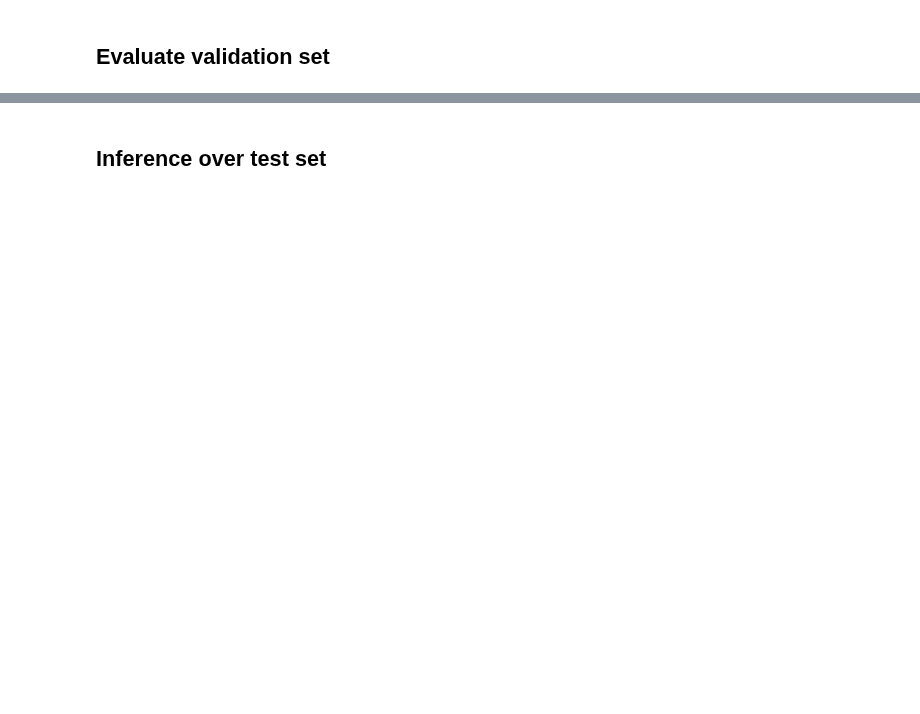
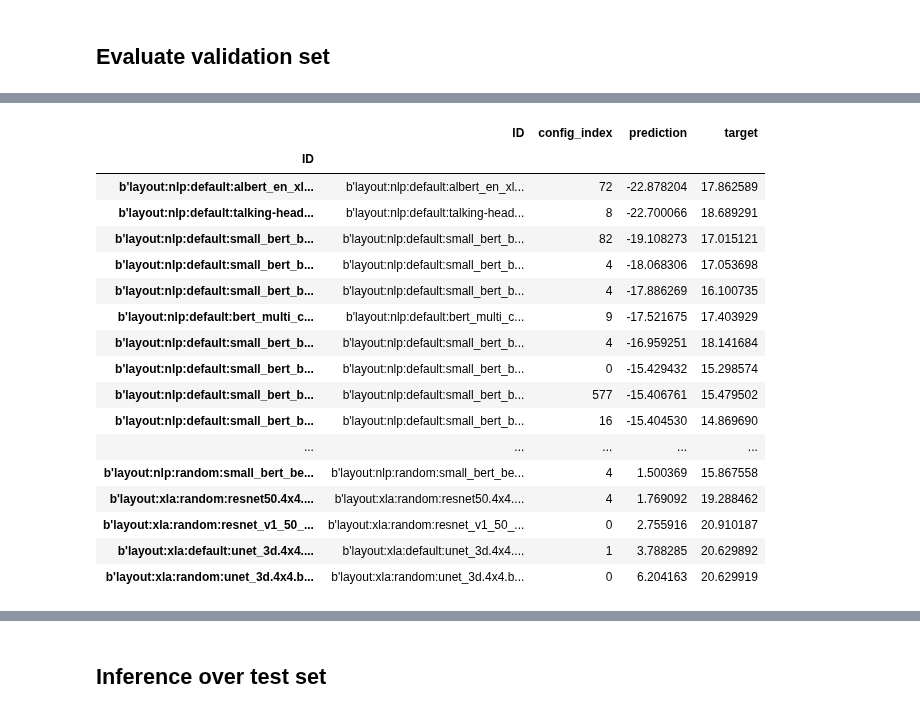
Before and after one commit to ignacioreyes/kaggle_model_runtime, a Jupyter notebook: train_layout.ipynb, the cells around one changed output, grey strips where cells are left out. Cells and saved outputs as stored; diff of their text form; code cells hidden in the pictures; blank space fills up the shorter version.

```diff
--- a/train_layout.ipynb
+++ b/train_layout.ipynb
@@ -86,3 +87,24 @@ plt.hist(val_df['prediction'], bins=50);
+# %%
+val_df.groupby('ID').apply(lambda x: x.min()).sort_values('prediction')
+# %% [output]
+|  | ID | config_index | prediction | target |
+| ID |  |  |  |  |
+| b'layout:nlp:default:albert_en_xl... | b'layout:nlp:default:albert_en_xl... | 72 | -22.878204 | 17.862589 |
+| b'layout:nlp:default:talking-head... | b'layout:nlp:default:talking-head... | 8 | -22.700066 | 18.689291 |
+| b'layout:nlp:default:small_bert_b... | b'layout:nlp:default:small_bert_b... | 82 | -19.108273 | 17.015121 |
+| b'layout:nlp:default:small_bert_b... | b'layout:nlp:default:small_bert_b... | 4 | -18.068306 | 17.053698 |
+| b'layout:nlp:default:small_bert_b... | b'layout:nlp:default:small_bert_b... | 4 | -17.886269 | 16.100735 |
+| b'layout:nlp:default:bert_multi_c... | b'layout:nlp:default:bert_multi_c... | 9 | -17.521675 | 17.403929 |
+| b'layout:nlp:default:small_bert_b... | b'layout:nlp:default:small_bert_b... | 4 | -16.959251 | 18.141684 |
+| b'layout:nlp:default:small_bert_b... | b'layout:nlp:default:small_bert_b... | 0 | -15.429432 | 15.298574 |
+| b'layout:nlp:default:small_bert_b... | b'layout:nlp:default:small_bert_b... | 577 | -15.406761 | 15.479502 |
+| b'layout:nlp:default:small_bert_b... | b'layout:nlp:default:small_bert_b... | 16 | -15.404530 | 14.869690 |
+| ... | ... | ... | ... | ... |
+| b'layout:nlp:random:small_bert_be... | b'layout:nlp:random:small_bert_be... | 4 | 1.500369 | 15.867558 |
+| b'layout:xla:random:resnet50.4x4.... | b'layout:xla:random:resnet50.4x4.... | 4 | 1.769092 | 19.288462 |
+| b'layout:xla:random:resnet_v1_50_... | b'layout:xla:random:resnet_v1_50_... | 0 | 2.755916 | 20.910187 |
+| b'layout:xla:default:unet_3d.4x4.... | b'layout:xla:default:unet_3d.4x4.... | 1 | 3.788285 | 20.629892 |
+| b'layout:xla:random:unet_3d.4x4.b... | b'layout:xla:random:unet_3d.4x4.b... | 0 | 6.204163 | 20.629919 |
 # %%
 x_lin = np.linspace(15, 25, 100)
 #plt.plot(x_lin, x_lin, color='orange')
```
Also changed, not shown: parts of 15 cells of this notebook, 2 other files.
